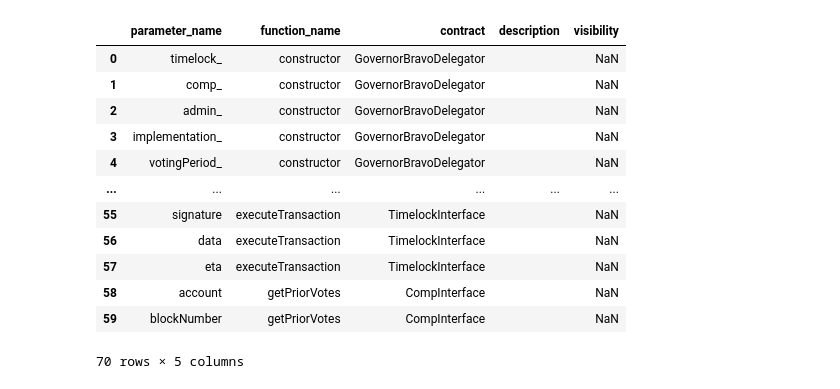
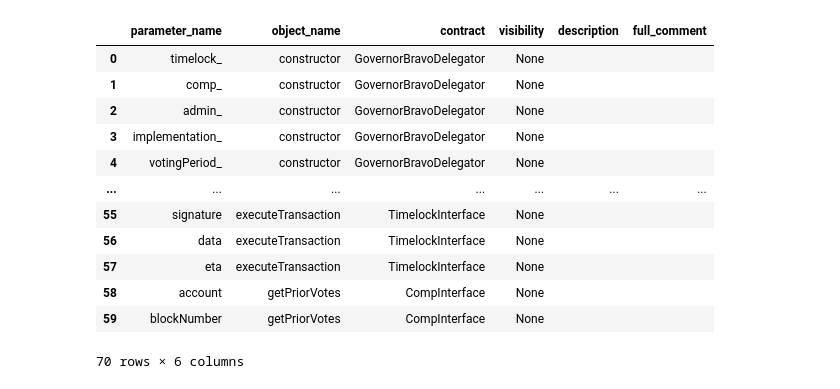
Before and after one commit to notchia/metagov, a Jupyter notebook: parse_contract_parameters.ipynb, the cells around one changed output. Cells and saved outputs as stored; diff of their text form; code cells hidden in the pictures.

```diff
--- a/parse_contract_parameters.ipynb
+++ b/parse_contract_parameters.ipynb
@@ -103,7 +122,9 @@ def clean_comment_lines(lines):
 
     return lines_new
 # %%
-def clean_parameter_lines(lines):
+def clean_parameter_comment_lines(lines):
+    """Clean list of strings of comment block prior to/at parameter declaration"""
+
     lines_new = [s.strip() for s in lines if s]
     if len(lines_new) > 0:
         prevLines = [s for s in lines_new[:-1] if s.startswith('//')]
@@ -141,10 +176,16 @@ def parse_function_description(lines):
 
     return commentDict
 # %%
-def parse_parameter_description(lines, parameterName):
-    """Parse comment relating to parameter, either inline or right before the paramter"""
+def parse_parameter_description(lines_raw, parameterName):
+    """Clean and parse comment relating to parameter, either inline or right before the paramter"""
 
+    lines = clean_parameter_comment_lines(lines_raw)
+
+    commentDict = {}
     description = ''
+
+    # Add full (cleaned) comment
+    commentDict['full_comment'] = '\n'.join(lines)
 
     # Try to get notice first
     noticeLines = [s.split('@notice')[-1].strip() for s in lines if s.startswith('@notice')]
@@ -156,9 +197,11 @@ def parse_parameter_description(lines, parameterName):
     paramDict = {p[0]: p[1] for p in paramLines}
     description = paramDict.get(parameterName, description)
 
-    # If above two methods failed
+    # If above two methods failed, just grab the last line, if any
     if description == '' and len(lines) > 0:
         description = lines[-1]
 
-    return description
+    commentDict['description'] = description
+
+    return commentDict
 # %%
@@ -206,21 +241,22 @@ def add_docstring_comments(lines, df_items, df_parameters):
 def add_inline_comments(lines, df_parameters):
     """Parse comments and add them to the relevant rows in the parameter DataFrame"""
 
-    df_p = df_parameters.copy()
+    df_p = df_parameters.copy(deep=True)
     df_p['full_comment'] = ''
-    df_p['description'] = ''
 
     commentStart = 0
     for i, row in df_p.iterrows():
-        # Grab and clean comment lines
+        # Grab and parse comment lines
         commentEnd = int(row['line_number'])
-        commentLines = clean_parameter_lines(lines[min(commentStart, commentEnd - 2):commentEnd + 1])
+        commentLines = lines[min(commentStart, commentEnd - 2):commentEnd + 1]
+        commentDict = parse_parameter_description(commentLines, row['parameter_name'])
 
-        # Parse comment and add to dict
-        description = parse_parameter_description(commentLines, row['parameter_name'])
-        if df_p.iat[i, df_p.columns.get_loc('description')] == '':
-            df_p.iat[i, df_p.columns.get_loc('description')] = description
-            df_p.iat[i, df_p.columns.get_loc('full_comment')] = '\n'.join(commentLines)
+        # Add to dict (but don't overwrite previously found value)
+        for key, value in commentDict.items():
+            if key in df_p.columns:
+                currentValue = df_p.iat[i, df_p.columns.get_loc(key)]
+                if not currentValue:
+                    df_p.iat[i, df_p.columns.get_loc(key)] = value
 
         commentStart = commentEnd
 
@@ -289,17 +325,17 @@ df_cgb_items.drop(columns=['line_numbers', 'full_comment', 'description'])
 # %%
-df_cgb_parameters.to_csv('tmp/parameters.csv')
-df_cgb_parameters.drop(columns=['line_number', 'type', 'initialValue', 'full_comment'])
+df_parameters_all.to_csv('tmp/contract_parameters.csv')
+df_parameters_all.drop(columns=['line_number', 'type', 'initial_value'])
 # %% [output]
-|  | parameter_name | function_name | contract | description | visibility |
-| 0 | timelock_ | constructor | GovernorBravoDelegator |  | NaN |
-| 1 | comp_ | constructor | GovernorBravoDelegator |  | NaN |
-| 2 | admin_ | constructor | GovernorBravoDelegator |  | NaN |
-| 3 | implementation_ | constructor | GovernorBravoDelegator |  | NaN |
-| 4 | votingPeriod_ | constructor | GovernorBravoDelegator |  | NaN |
-| ... | ... | ... | ... | ... | ... |
-| 55 | signature | executeTransaction | TimelockInterface |  | NaN |
-| 56 | data | executeTransaction | TimelockInterface |  | NaN |
-| 57 | eta | executeTransaction | TimelockInterface |  | NaN |
-| 58 | account | getPriorVotes | CompInterface |  | NaN |
-| 59 | blockNumber | getPriorVotes | CompInterface |  | NaN |
+|  | parameter_name | object_name | contract | visibility | description | full_comment |
+| 0 | timelock_ | constructor | GovernorBravoDelegator | None |  |  |
+| 1 | comp_ | constructor | GovernorBravoDelegator | None |  |  |
+| 2 | admin_ | constructor | GovernorBravoDelegator | None |  |  |
+| 3 | implementation_ | constructor | GovernorBravoDelegator | None |  |  |
+| 4 | votingPeriod_ | constructor | GovernorBravoDelegator | None |  |  |
+| ... | ... | ... | ... | ... | ... | ... |
+| 55 | signature | executeTransaction | TimelockInterface | None |  |  |
+| 56 | data | executeTransaction | TimelockInterface | None |  |  |
+| 57 | eta | executeTransaction | TimelockInterface | None |  |  |
+| 58 | account | getPriorVotes | CompInterface | None |  |  |
+| 59 | blockNumber | getPriorVotes | CompInterface | None |  |  |
-70 rows × 5 columns
+70 rows × 6 columns
```
Also changed, not shown: parts of 13 cells of this notebook.
